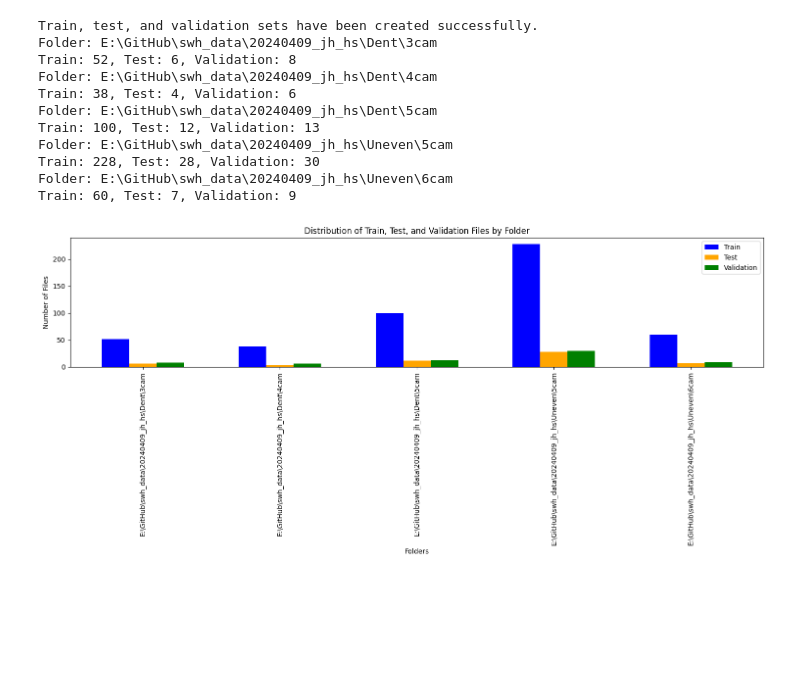
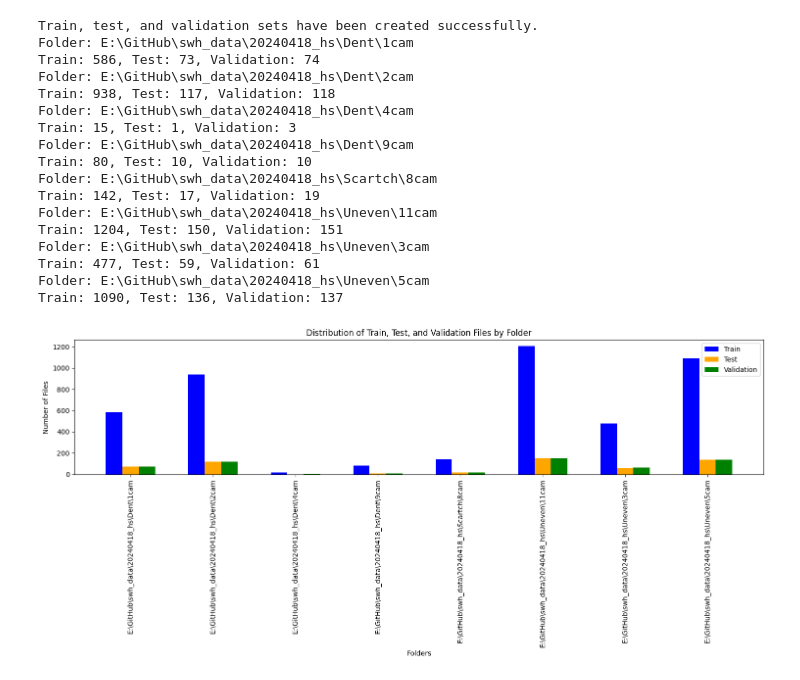
Before and after one commit to hyunsungKR/Programmers_python, a Jupyter notebook: Level0/filesplit.ipynb, the cells around one changed output. Cells and saved outputs as stored; diff of their text form; code cells hidden in the pictures; blank space fills up the shorter version.

```diff
--- a/Level0/filesplit.ipynb
+++ b/Level0/filesplit.ipynb
@@ -6,7 +6,7 @@ import matplotlib.pyplot as plt
 import numpy as np
 
 # Step 1: Collect all image files (.jpg, .jpeg, .png) // 모든 이미지 파일(.jpg, .jpeg, .png) 수집
-base_path = "E:\\GitHub\\swh_data\\20240409_jh_hs"
+base_path = r"E:\GitHub\swh_data\20240418_hs"
 image_extensions = ["*.jpg", "*.jpeg", "*.png"]
 files = []
 for extension in image_extensions:
@@ -107,41 +107,47 @@ print("Train, test, and validation sets have been created successfully.")
 # Print the distribution counts // 분포 카운트를 출력
 for folder, train_count, test_count, val_count in data_for_viz:
     print(f"Folder: {folder}")
     print(f"Train: {train_count}, Test: {test_count}, Validation: {val_count}")
 
 # Visualization // 시각화
 folders = [x[0] for x in data_for_viz]
 train_counts = [x[1] for x in data_for_viz]
 test_counts = [x[2] for x in data_for_viz]
 val_counts = [x[3] for x in data_for_viz]
 
 x = np.arange(len(folders))
 width = 0.2
 
 fig, ax = plt.subplots(figsize=(15, 7))
 bar1 = ax.bar(x - width, train_counts, width, label='Train', color='blue')
 bar2 = ax.bar(x, test_counts, width, label='Test', color='orange')
 bar3 = ax.bar(x + width, val_counts, width, label='Validation', color='green')
 
 ax.set_xlabel('Folders')
 ax.set_ylabel('Number of Files')
 ax.set_title('Distribution of Train, Test, and Validation Files by Folder')
 ax.set_xticks(x)
 ax.set_xticklabels(folders, rotation='vertical')
 ax.legend()
 
 plt.tight_layout()
 plt.show()
 # %% [output]
 Train, test, and validation sets have been created successfully.
-Folder: E:\GitHub\swh_data\20240409_jh_hs\Dent\3cam
-Train: 52, Test: 6, Validation: 8
-Folder: E:\GitHub\swh_data\20240409_jh_hs\Dent\4cam
-Train: 38, Test: 4, Validation: 6
-Folder: E:\GitHub\swh_data\20240409_jh_hs\Dent\5cam
-Train: 100, Test: 12, Validation: 13
-Folder: E:\GitHub\swh_data\20240409_jh_hs\Uneven\5cam
-Train: 228, Test: 28, Validation: 30
-Folder: E:\GitHub\swh_data\20240409_jh_hs\Uneven\6cam
-Train: 60, Test: 7, Validation: 9
+Folder: E:\GitHub\swh_data\20240418_hs\Dent\1cam
+Train: 586, Test: 73, Validation: 74
+Folder: E:\GitHub\swh_data\20240418_hs\Dent\2cam
+Train: 938, Test: 117, Validation: 118
+Folder: E:\GitHub\swh_data\20240418_hs\Dent\4cam
+Train: 15, Test: 1, Validation: 3
+Folder: E:\GitHub\swh_data\20240418_hs\Dent\9cam
+Train: 80, Test: 10, Validation: 10
+Folder: E:\GitHub\swh_data\20240418_hs\Scartch\8cam
+Train: 142, Test: 17, Validation: 19
+Folder: E:\GitHub\swh_data\20240418_hs\Uneven\11cam
+Train: 1204, Test: 150, Validation: 151
+Folder: E:\GitHub\swh_data\20240418_hs\Uneven\3cam
+Train: 477, Test: 59, Validation: 61
+Folder: E:\GitHub\swh_data\20240418_hs\Uneven\5cam
+Train: 1090, Test: 136, Validation: 137
-[figure, old version]
+[figure, new version]
```
